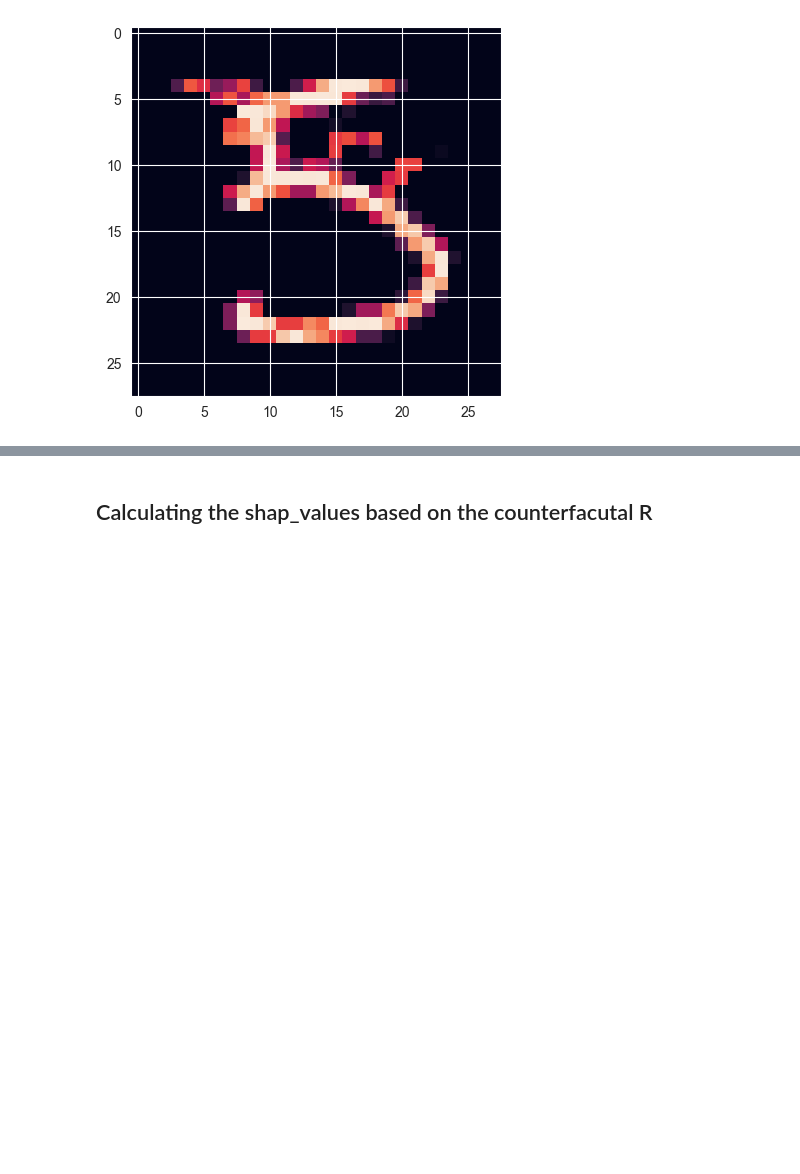
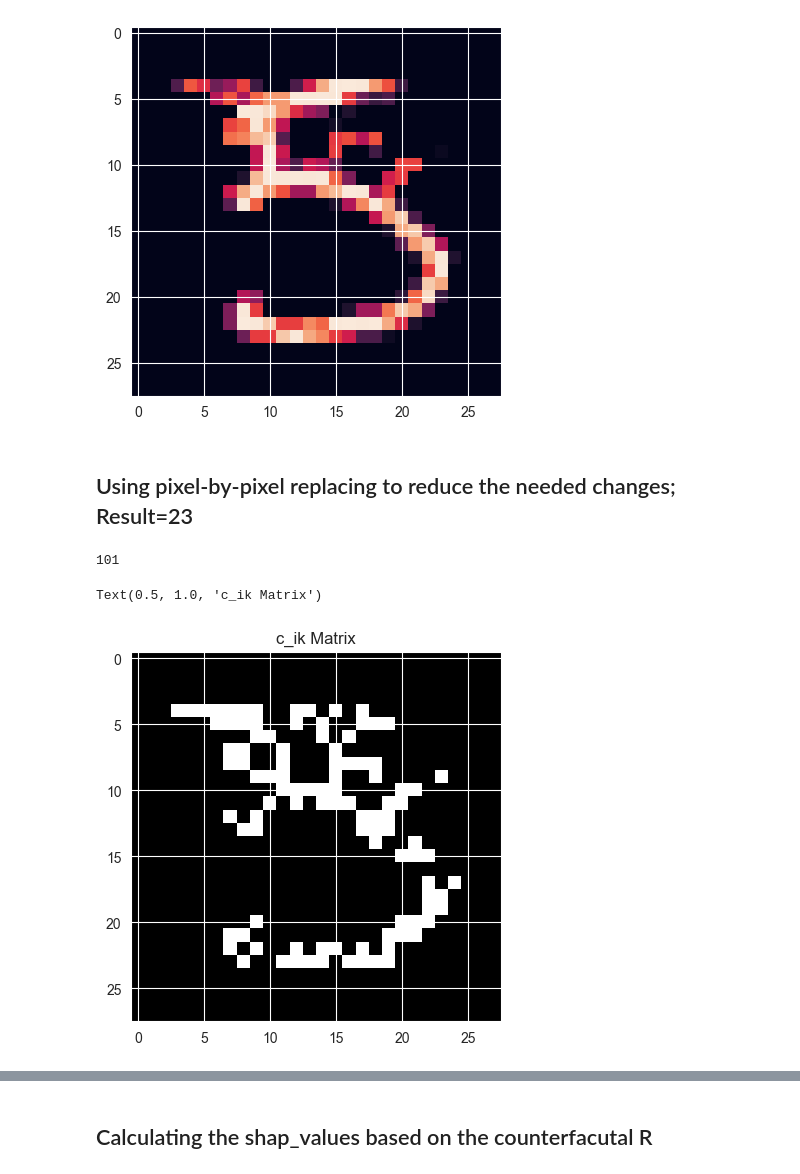
Before and after one commit to understanding-ml/Image-COLA, a Jupyter notebook: explainers/After_HPC.ipynb, the cells around one changed output, grey strips where cells are left out. Cells and saved outputs as stored; diff of their text form; code cells hidden in the pictures; blank space fills up the shorter version.

Commit message:
added the pixel-by-pixel reducing method as a comparable result

```diff
--- a/explainers/After_HPC.ipynb
+++ b/explainers/After_HPC.ipynb
@@ -193,3 +193,16 @@ plt.show()
 # %% [output]
 [figure]
 [figure]
+# %% [markdown]
+## Using pixel-by-pixel replacing to reduce the needed changes; Result=23
+# %%
+R = all_results_flat[max_p_index].reshape(28,28)
+c_ik = np.where(X.reshape(28,28) != R, 1, 0)
+changed_pixel = np.sum(c_ik)
+print(changed_pixel)
+plt.imshow(c_ik.reshape(28,28),cmap='gray')
+plt.title('c_ik Matrix')
+# %% [output]
+101
+Text(0.5, 1.0, 'c_ik Matrix')
+[figure, added]
```
Also changed, not shown: parts of 2 cells of this notebook.
